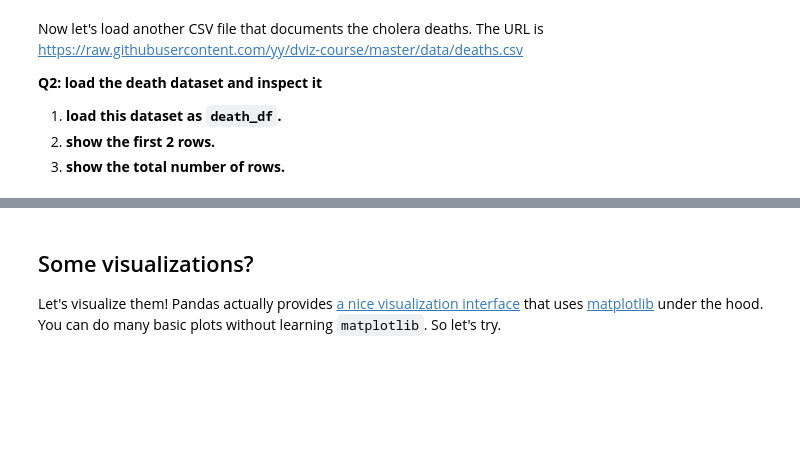
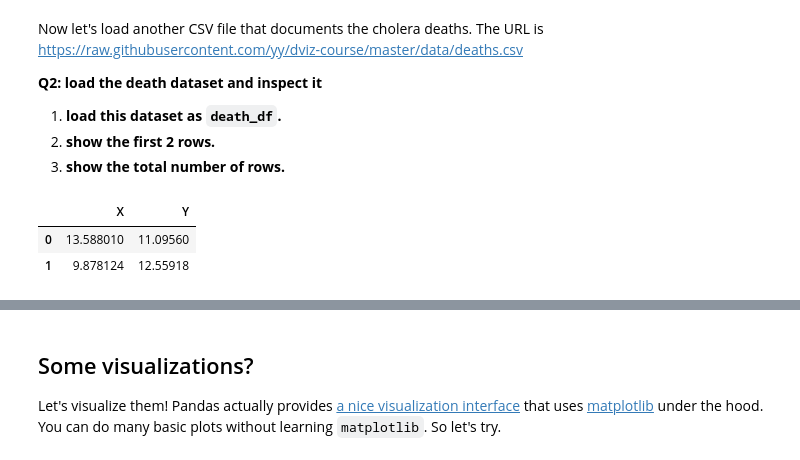
Before and after one commit to katrine8801/Gruppe-2, a Jupyter notebook: Individual work/dsb_s224454.ipynb, the cells around one changed output, grey strips where cells are left out. Drawn from its saved outputs; the diff is of its cells as text; code cells hidden in the pictures; blank space fills up the shorter version.

```diff
--- a/Individual work/dsb_s224454.ipynb
+++ b/Individual work/dsb_s224454.ipynb
@@ -174,0 +169,7 @@ death_df = pd.DataFrame({"X": [2., 3.], "Y": [1., 2.]})
+# %%
+# First two rows
+death_df.head(2)
+# %% [output]
+|  | X | Y |
+| 0 | 13.588010 | 11.09560 |
+| 1 | 9.878124 | 12.55918 |
```
Also changed, not shown: parts of 5 cells of this notebook.
